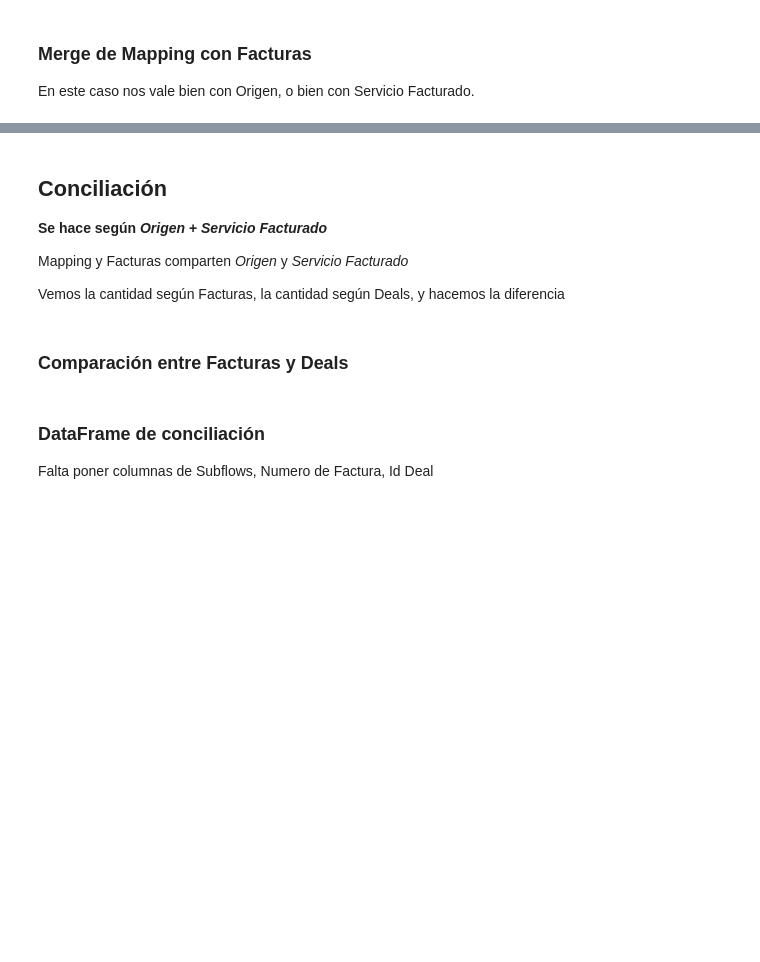
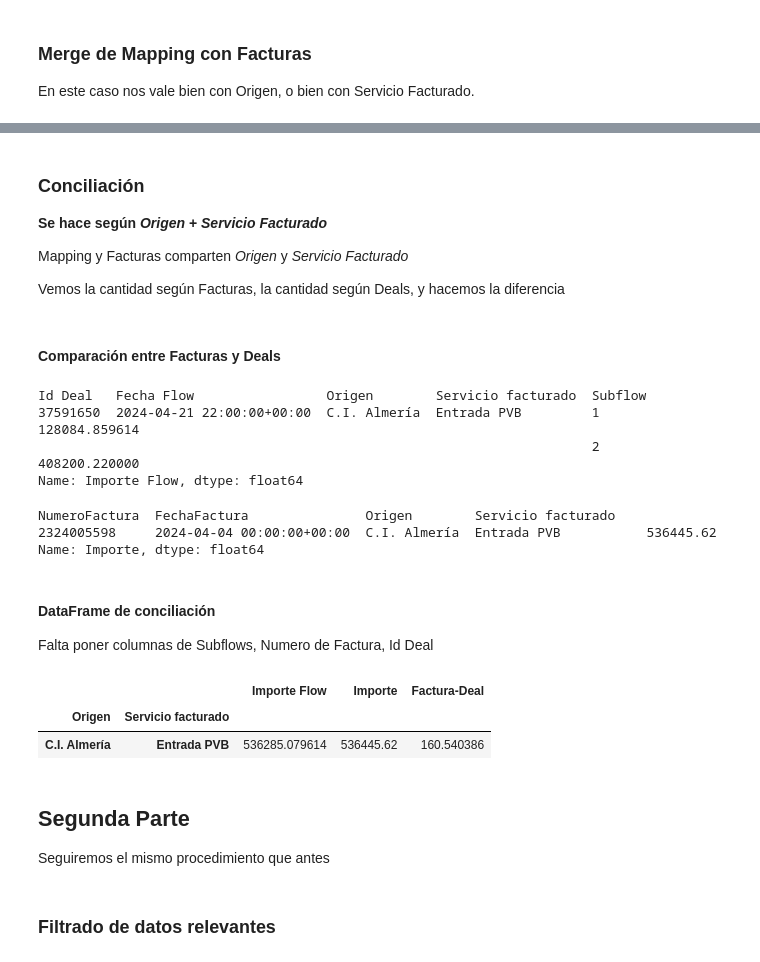
Before and after one commit to kikekzm/Data-Projects, a Jupyter notebook: ENGIE-Caso/Caso-Engie-Tips.ipynb, the cells around one changed output, grey strips where cells are left out. Saved outputs shown, nothing was run; the diff lists cells and outputs as text; code cells hidden in the pictures; blank space fills up the shorter version.

```diff
--- a/ENGIE-Caso/Caso-Engie-Tips.ipynb
+++ b/ENGIE-Caso/Caso-Engie-Tips.ipynb
@@ -193,29 +235,51 @@ facturas_merged_df.head(100)
 # %% [markdown]
-## Conciliación
+### Conciliación
 **Se hace según *Origen* + *Servicio Facturado***
 
 Mapping y Facturas comparten *Origen* y *Servicio Facturado*
 
 Vemos la cantidad según Facturas, la cantidad según Deals, y hacemos la diferencia
 # %% [markdown]
-### Comparación entre Facturas y Deals
+#### Comparación entre Facturas y Deals
 # %%
 # agrupamos y sumamos importes
-IAC_grouped = IAC_merged_df.groupby(['Id Deal','Origen', 'Servicio facturado', 'Subflow'])['Importe Flow'].sum()
+IAC_grouped = IAC_merged_df.groupby(['Id Deal','Fecha Flow','Origen', 'Servicio facturado', 'Subflow'])['Importe Flow'].sum()
 
 IAC_grouped.head(100)
+# %% [output]
+Id Deal   Fecha Flow                 Origen        Servicio facturado  Subflow
+37591650  2024-04-21 22:00:00+00:00  C.I. Almería  Entrada PVB         1          128084.859614
+                                                                       2          408200.220000
+Name: Importe Flow, dtype: float64
 # %%
 # hacemos lo mismo para facturas
-facturas_grouped = facturas_merged_df.groupby(['NumeroFactura','Origen', 'Servicio facturado'])['Importe'].sum()
+facturas_grouped = facturas_merged_df.groupby(['NumeroFactura','FechaFactura','Origen', 'Servicio facturado'])['Importe'].sum()
+
 facturas_grouped.head(100)
+# %% [output]
+NumeroFactura  FechaFactura               Origen        Servicio facturado
+2324005598     2024-04-04 00:00:00+00:00  C.I. Almería  Entrada PVB           536445.62
+Name: Importe, dtype: float64
 # %% [markdown]
-### DataFrame de conciliación
+#### DataFrame de conciliación
 Falta poner columnas de Subflows, Numero de Factura, Id Deal
 # %%
+# creamos un dataframe solo con el importe total de los deals
+IAC_total_df = IAC_merged_df.groupby(['Id Deal','Origen', 'Servicio facturado'])['Importe Flow'].sum()
+
 # unimos los dataframes para comparar
-conciliacion_df = pd.merge(IAC_grouped, facturas_grouped, on=['Origen', 'Servicio facturado'], how='outer')
+conciliacion_df = pd.merge(IAC_total_df, facturas_grouped, on=['Origen', 'Servicio facturado'], how='outer')
 
 # hallamos la diferencia
-conciliacion_df['Diferencia'] = conciliacion_df['Importe'] - conciliacion_df['Importe Flow']
+conciliacion_df['Factura-Deal'] = conciliacion_df['Importe'] - conciliacion_df['Importe Flow']
 
 conciliacion_df.head()
+# %% [output]
+|  |  | Importe Flow | Importe | Factura-Deal |
+| Origen | Servicio facturado |  |  |  |
+| C.I. Almería | Entrada PVB | 536285.079614 | 536445.62 | 160.540386 |
+# %% [markdown]
+## Segunda Parte
+Seguiremos el mismo procedimiento que antes
+# %% [markdown]
+### Filtrado de datos relevantes
```
Also changed, not shown: parts of 14 cells of this notebook.
